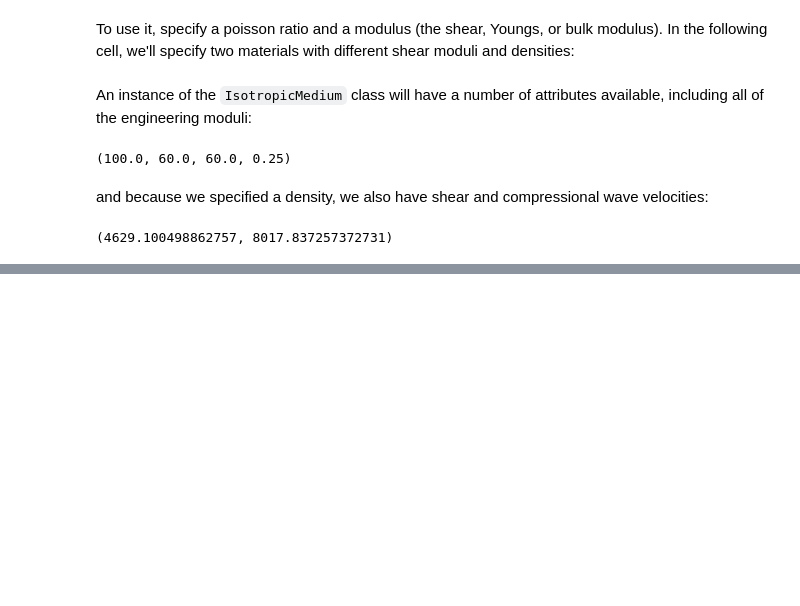
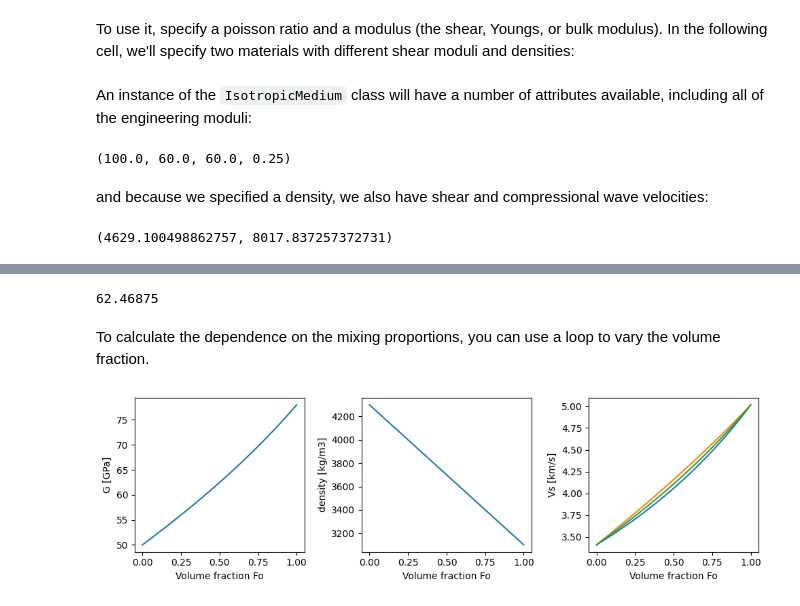
Before and after one commit to vbr-calc/pyVBRc, a Jupyter notebook: examples/ex_004_isotropic_mixtures.ipynb, the cells around one changed output, grey strips where cells are left out. Saved outputs shown, nothing was run; the diff lists cells and outputs as text; code cells hidden in the pictures; blank space fills up the shorter version.

```diff
--- a/examples/ex_004_isotropic_mixtures.ipynb
+++ b/examples/ex_004_isotropic_mixtures.ipynb
@@ -61,0 +138,3 @@ m1.poisson_ratio
+# %%
+Fo = IsotropicMedium(0.241, 78*1e9, 'shear', density=3100)
+Fa = IsotropicMedium(0.335, 50*1e9, 'shear', density=4300)
@@ -61,0 +143,2 @@ m1.poisson_ratio
+# %%
+mixture = IsotropicMixture([Fo, Fa], [0.5, 0.5])
@@ -61,0 +167,37 @@ m1.poisson_ratio
+# %%
+mixture.shear_modulus()/1e9
+# %% [output]
+62.46875
+# %% [markdown]
+To calculate the dependence on the mixing proportions, you can use a loop to vary the volume fraction.
+# %%
+G = []
+density = []
+vs_v = []
+vs_r = []
+vs_vr = []
+fracs_fo = np.linspace(0, 1, 50)
+for frac_fo in fracs_fo:
+    mixture = IsotropicMixture([Fo, Fa], [frac_fo, 1.0 - frac_fo])
+    G.append(mixture.shear_modulus()/1e9)
+    vs_v.append(mixture.shear_velocity(method='voigt')/1e3)
+    vs_r.append(mixture.shear_velocity(method='reuss')/1e3)
+    vs_vr.append(mixture.shear_velocity(method='voigt-reuss')/1e3)
+    density.append(mixture.density())
+
+f, axs = plt.subplots(nrows=1, ncols=3, figsize=(10, 3))
+
+axs[0].plot(fracs_fo, G)
+axs[0].set_ylabel('G [GPa]')
+axs[1].plot(fracs_fo, density)
+axs[1].set_ylabel('density [kg/m3]')
+axs[2].plot(fracs_fo, vs_r, label='reuss')
+axs[2].plot(fracs_fo, vs_v, label='voigt')
+axs[2].plot(fracs_fo, vs_vr, label='voigt-reuss')
+axs[2].set_ylabel('Vs [km/s]')
+
+for ax in axs:
+    ax.set_xlabel('Volume fraction Fo')
+f.tight_layout()
+# %% [output]
+[figure, added]
```
Also changed, not shown: parts of 22 cells of this notebook, 1 other file.
